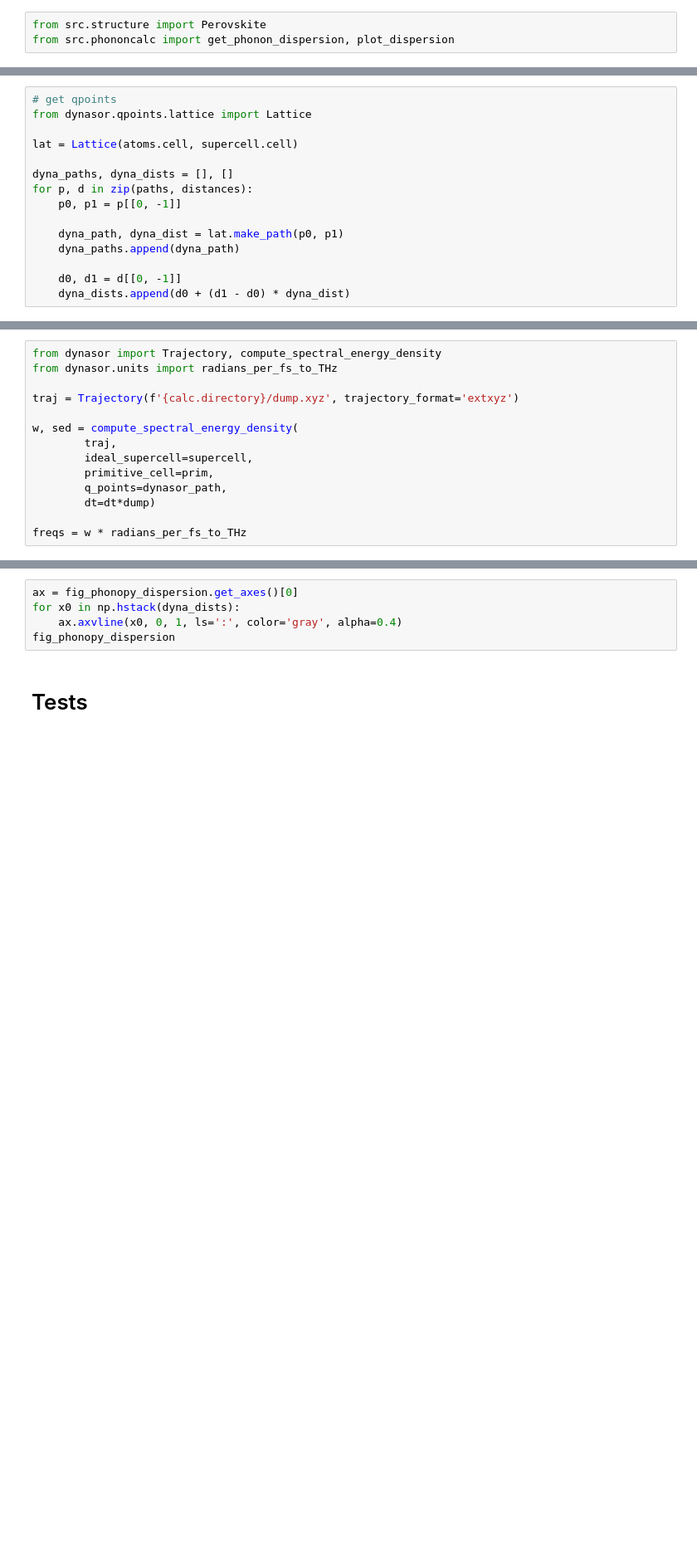
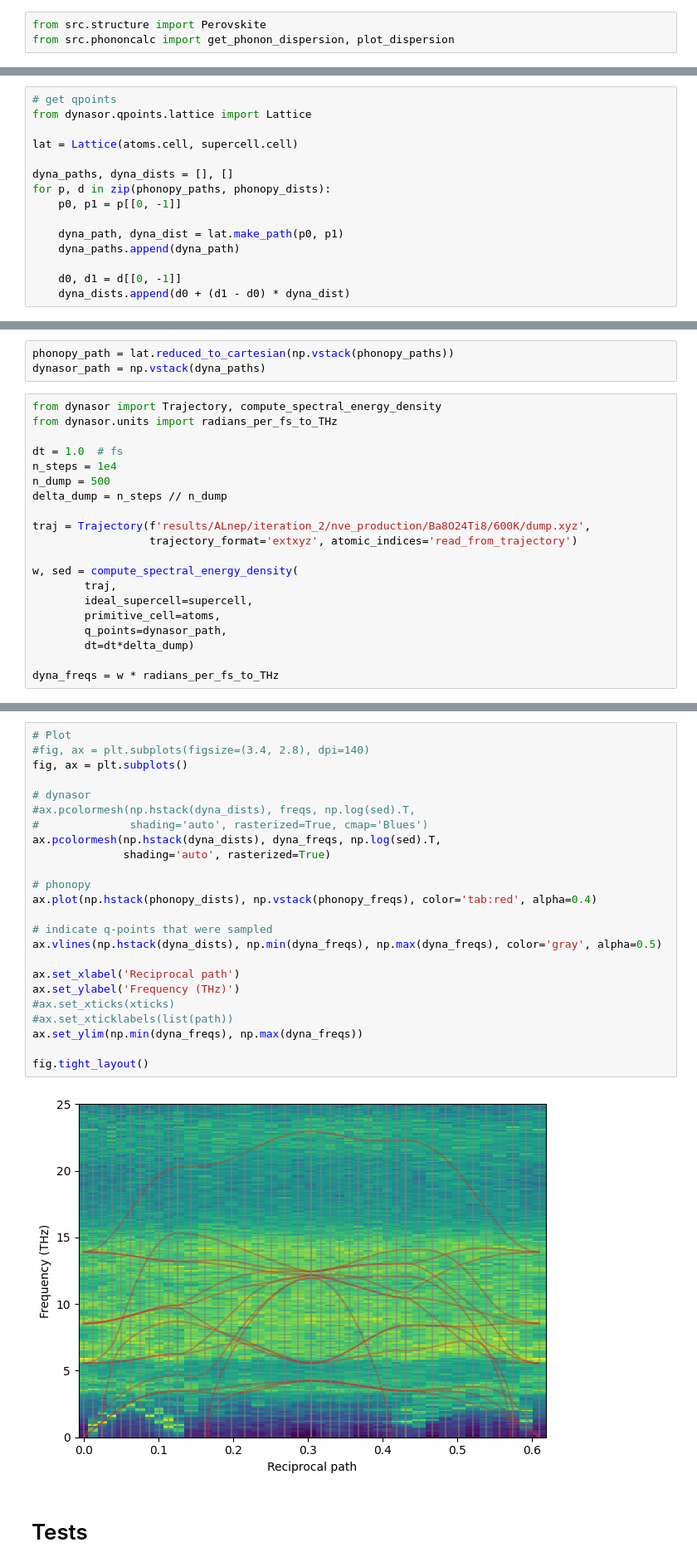
Before and after one commit to ThomasRavnborg/OxideSlabs, a Jupyter notebook: MLtraining.ipynb, the cells around one changed output, grey strips where cells are left out. Shown at 83% size. Drawn from its saved outputs; the diff is of its cells as text; blank space fills up the shorter version.

Commit message:
Minor changes including adding dynasor

```diff
--- a/MLtraining.ipynb
+++ b/MLtraining.ipynb
@@ -1857,7 +1859,7 @@ from dynasor.qpoints.lattice import Lattice
 lat = Lattice(atoms.cell, supercell.cell)
 
 dyna_paths, dyna_dists = [], []
-for p, d in zip(paths, distances):
+for p, d in zip(phonopy_paths, phonopy_dists):
     p0, p1 = p[[0, -1]]
 
     dyna_path, dyna_dist = lat.make_path(p0, p1)
@@ -1875,14 +1877,23 @@ fig_phonopy_dispersion
+# %%
+phonopy_path = lat.reduced_to_cartesian(np.vstack(phonopy_paths))
+dynasor_path = np.vstack(dyna_paths)
 # %%
 from dynasor import Trajectory, compute_spectral_energy_density
 from dynasor.units import radians_per_fs_to_THz
 
-traj = Trajectory(f'{calc.directory}/dump.xyz', trajectory_format='extxyz')
+dt = 1.0  # fs
+n_steps = 1e4
+n_dump = 500
+delta_dump = n_steps // n_dump
+
+traj = Trajectory(f'results/ALnep/iteration_2/nve_production/Ba8O24Ti8/600K/dump.xyz',
+                  trajectory_format='extxyz', atomic_indices='read_from_trajectory')
 
 w, sed = compute_spectral_energy_density(
         traj,
         ideal_supercell=supercell,
-        primitive_cell=prim,
+        primitive_cell=atoms,
         q_points=dynasor_path,
-        dt=dt*dump)
+        dt=dt*delta_dump)
 
-freqs = w * radians_per_fs_to_THz
+dyna_freqs = w * radians_per_fs_to_THz
@@ -1889,8 +1919,29 @@ freqs = w * radians_per_fs_to_THz
 # %%
-ax = fig_phonopy_dispersion.get_axes()[0]
-for x0 in np.hstack(dyna_dists):
-    ax.axvline(x0, 0, 1, ls=':', color='gray', alpha=0.4)
-fig_phonopy_dispersion
+# Plot
+#fig, ax = plt.subplots(figsize=(3.4, 2.8), dpi=140)
+fig, ax = plt.subplots()
+
+# dynasor
+#ax.pcolormesh(np.hstack(dyna_dists), freqs, np.log(sed).T,
+#              shading='auto', rasterized=True, cmap='Blues')
+ax.pcolormesh(np.hstack(dyna_dists), dyna_freqs, np.log(sed).T,
+              shading='auto', rasterized=True)
+
+# phonopy
+ax.plot(np.hstack(phonopy_dists), np.vstack(phonopy_freqs), color='tab:red', alpha=0.4)
+
+# indicate q-points that were sampled
+ax.vlines(np.hstack(dyna_dists), np.min(dyna_freqs), np.max(dyna_freqs), color='gray', alpha=0.5)
+
+ax.set_xlabel('Reciprocal path')
+ax.set_ylabel('Frequency (THz)')
+#ax.set_xticks(xticks)
+#ax.set_xticklabels(list(path))
+ax.set_ylim(np.min(dyna_freqs), np.max(dyna_freqs))
+
+fig.tight_layout()
+# %% [output]
+[figure, added]
 # %% [markdown]
 # Tests
 # %%
```
Also changed, not shown: parts of 25 cells of this notebook, 4 other files.
